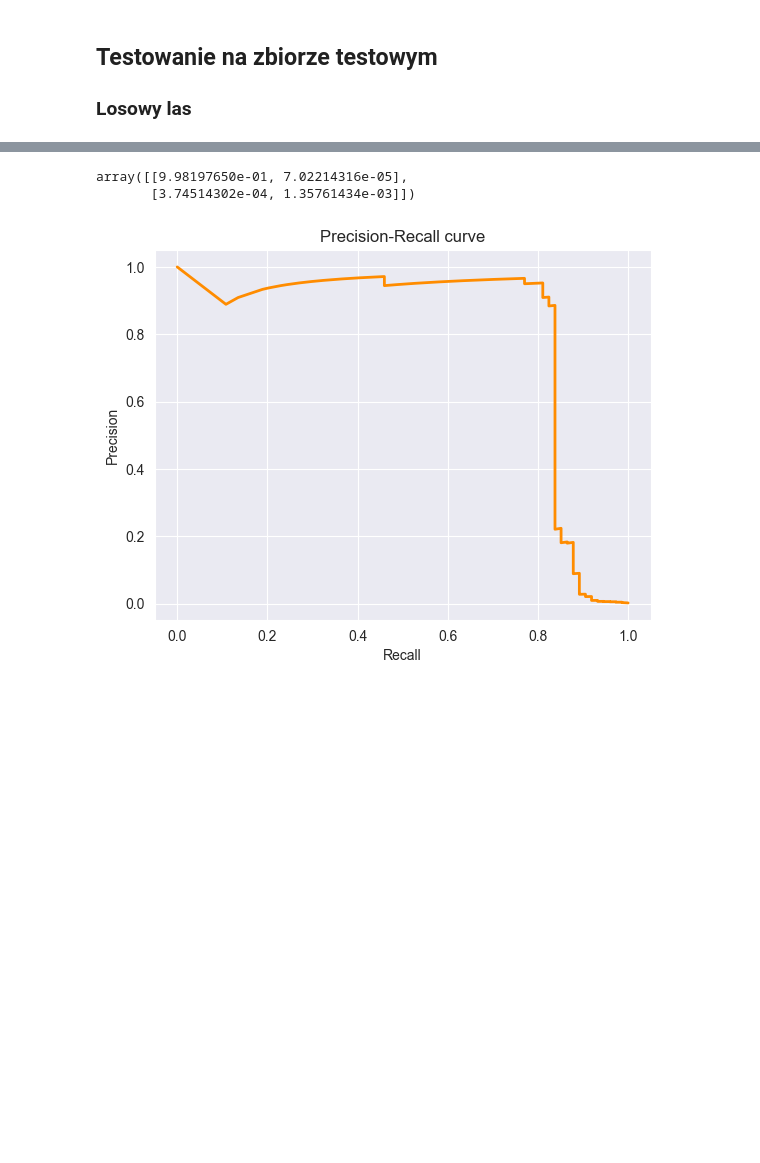
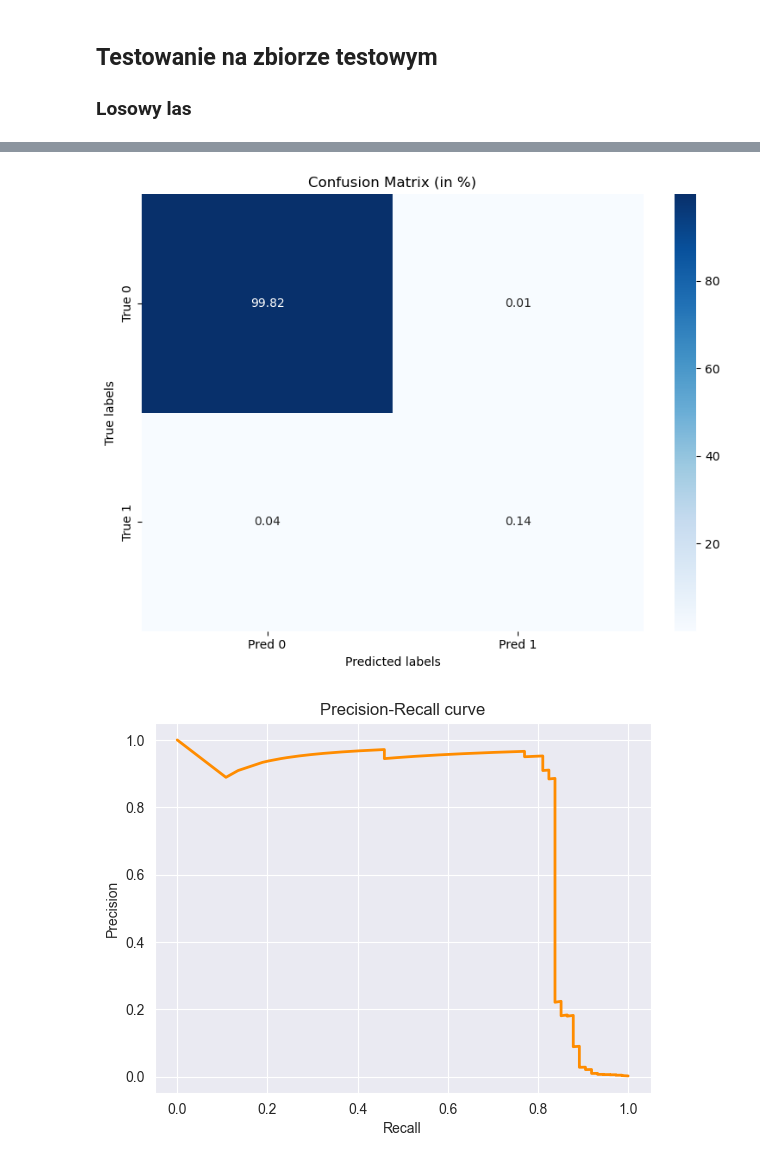
Before and after one commit to lukaszykw/IntroductionToMachineLearning-Project1, a Jupyter notebook: budowa_krok_3_4.ipynb, the cells around one changed output, grey strips where cells are left out. Saved outputs shown, nothing was run; the diff lists cells and outputs as text; code cells hidden in the pictures; blank space fills up the shorter version.

Commit message:
plik z confusion matrix i poprawiona prezentacja

```diff
--- a/budowa_krok_3_4.ipynb
+++ b/budowa_krok_3_4.ipynb
@@ -743,10 +742,20 @@ Koszt:  2138.7200000000003
 # %%
 from sklearn.metrics import confusion_matrix
 
-confusion_matrix(y_test, y_pred)/np.size(y_test)
+cm = confusion_matrix(y_test, y_pred)
+cm_percent = cm / np.sum(cm) * 100  # zamiana na procenty
+
+# rysowanie heatmapy
+plt.figure(figsize=(8, 6))
+sns.heatmap(cm_percent, annot=True, fmt=".2f", cmap="Blues", cbar=True,
+            xticklabels=["Pred 0", "Pred 1"], yticklabels=["True 0", "True 1"])
+plt.xlabel('Predicted labels')
+plt.ylabel('True labels')
+plt.title('Confusion Matrix (in %)')
+plt.tight_layout()
+plt.show()
 # %% [output]
-array([[9.98197650e-01, 7.02214316e-05],
-       [3.74514302e-04, 1.35761434e-03]])
+[figure, added]
 # %%
 def plot_precision_recall_curve(clf, X_test, y_true):
 
```
Also changed, not shown: parts of 8 cells of this notebook, 1 other file.
